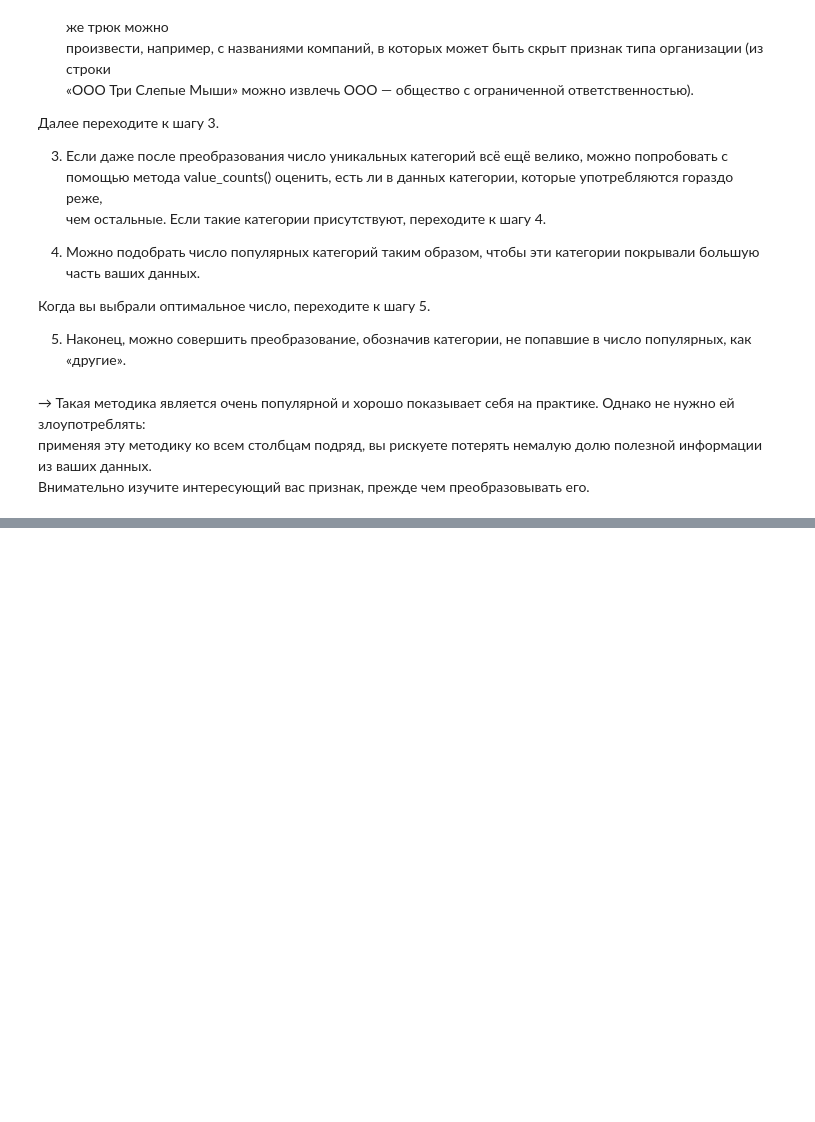
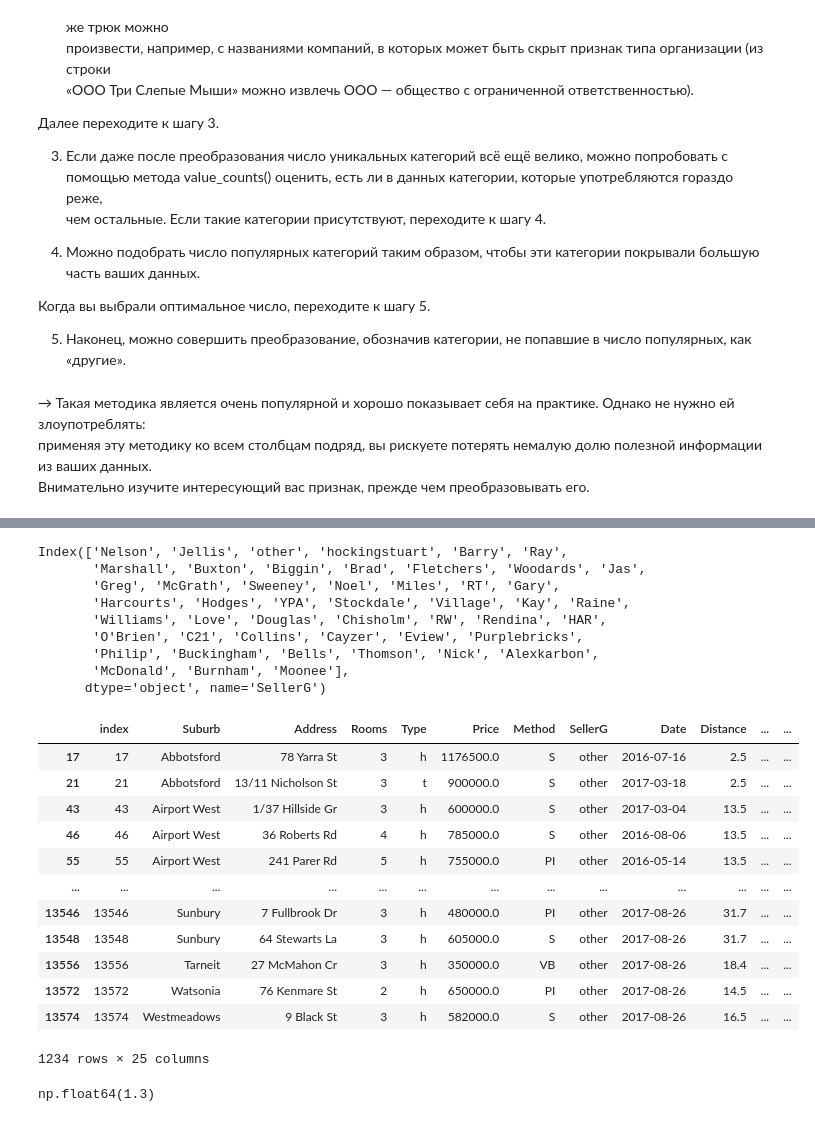
Before and after one commit to vokhmianin-da/sf_data_science, a Jupyter notebook: PYTHON-11.PANDAS/1_4_5_CreateColumnsFunction.ipynb, the cells around one changed output, grey strips where cells are left out. Saved outputs shown, nothing was run; the diff lists cells and outputs as text; code cells hidden in the pictures; blank space fills up the shorter version.

```diff
--- a/PYTHON-11.PANDAS/1_4_5_CreateColumnsFunction.ipynb
+++ b/PYTHON-11.PANDAS/1_4_5_CreateColumnsFunction.ipynb
@@ -216,3 +216,23 @@ Pandas мы смогли извлечь информацию из признак
 → Такая методика является очень популярной и хорошо показывает себя на практике. Однако не нужно ей злоупотреблять:
 применяя эту методику ко всем столбцам подряд, вы рискуете потерять немалую долю полезной информации из ваших данных.
 Внимательно изучите интересующий вас признак, прежде чем преобразовывать его.
+# %%
+import pandas as pd
+
+melb_data = pd.read_csv('data/melb_data_ps.csv', sep=',')
+melb_df = melb_data.copy()
+melb_df['Date'] = pd.to_datetime(melb_df['Date'], dayfirst=True)
+
+# Написать функцию get_weekend(weekday), которая принимает элемент WeekdaySale и возвращает 1, если день выходной и 0 для остальных
+# Применить эту функцию к столбцу и вычислить среднюю цену объекта, проданного в выходные дни
+melb_df['WeekdaySale'] = melb_df['Date'].dt.dayofweek
+
+def get_weekend(weekday):
+    if weekday==5 or weekday==6:
+        return 1
+    return 0
+
+melb_df['Weekend'] = melb_df['WeekdaySale'].apply(get_weekend)
+melb_df.head()
+mask = melb_df['Weekend'] == 1
+display(round(melb_df[mask]['Price'].mean(), 0))
@@ -218,0 +247,33 @@ Pandas мы смогли извлечь информацию из признак
+# %%
+company = melb_df['SellerG']
+#display(company.value_counts())
+popular_stypes =company.value_counts().nlargest(49).index
+print(popular_stypes)
+melb_df['SellerG'] = melb_df['SellerG'].apply(lambda x: x if x in popular_stypes else 'other')
+display(melb_df[(melb_df['SellerG'] == 'other')])
+different = melb_df[(melb_df['SellerG'] == 'Nelson')]['Price'].min() / melb_df[(melb_df['SellerG'] == 'other')]['Price'].min()
+display(round(different, 1))
+# %% [output]
+Index(['Nelson', 'Jellis', 'other', 'hockingstuart', 'Barry', 'Ray',
+       'Marshall', 'Buxton', 'Biggin', 'Brad', 'Fletchers', 'Woodards', 'Jas',
+       'Greg', 'McGrath', 'Sweeney', 'Noel', 'Miles', 'RT', 'Gary',
+       'Harcourts', 'Hodges', 'YPA', 'Stockdale', 'Village', 'Kay', 'Raine',
+       'Williams', 'Love', 'Douglas', 'Chisholm', 'RW', 'Rendina', 'HAR',
+       'O'Brien', 'C21', 'Collins', 'Cayzer', 'Eview', 'Purplebricks',
+       'Philip', 'Buckingham', 'Bells', 'Thomson', 'Nick', 'Alexkarbon',
+       'McDonald', 'Burnham', 'Moonee'],
+      dtype='object', name='SellerG')
+|  | index | Suburb | Address | Rooms | Type | Price | Method | SellerG | Date | Distance | ... | ... |
+| 17 | 17 | Abbotsford | 78 Yarra St | 3 | h | 1176500.0 | S | other | 2016-07-16 | 2.5 | ... | ... |
+| 21 | 21 | Abbotsford | 13/11 Nicholson St | 3 | t | 900000.0 | S | other | 2017-03-18 | 2.5 | ... | ... |
+| 43 | 43 | Airport West | 1/37 Hillside Gr | 3 | h | 600000.0 | S | other | 2017-03-04 | 13.5 | ... | ... |
+| 46 | 46 | Airport West | 36 Roberts Rd | 4 | h | 785000.0 | S | other | 2016-08-06 | 13.5 | ... | ... |
+| 55 | 55 | Airport West | 241 Parer Rd | 5 | h | 755000.0 | PI | other | 2016-05-14 | 13.5 | ... | ... |
+| ... | ... | ... | ... | ... | ... | ... | ... | ... | ... | ... | ... | ... |
+| 13546 | 13546 | Sunbury | 7 Fullbrook Dr | 3 | h | 480000.0 | PI | other | 2017-08-26 | 31.7 | ... | ... |
+| 13548 | 13548 | Sunbury | 64 Stewarts La | 3 | h | 605000.0 | S | other | 2017-08-26 | 31.7 | ... | ... |
+| 13556 | 13556 | Tarneit | 27 McMahon Cr | 3 | h | 350000.0 | VB | other | 2017-08-26 | 18.4 | ... | ... |
+| 13572 | 13572 | Watsonia | 76 Kenmare St | 2 | h | 650000.0 | PI | other | 2017-08-26 | 14.5 | ... | ... |
+| 13574 | 13574 | Westmeadows | 9 Black St | 3 | h | 582000.0 | S | other | 2017-08-26 | 16.5 | ... | ... |
+1234 rows × 25 columns
+np.float64(1.3)
```
Also changed, not shown: parts of 3 cells of this notebook, 2 other files.
